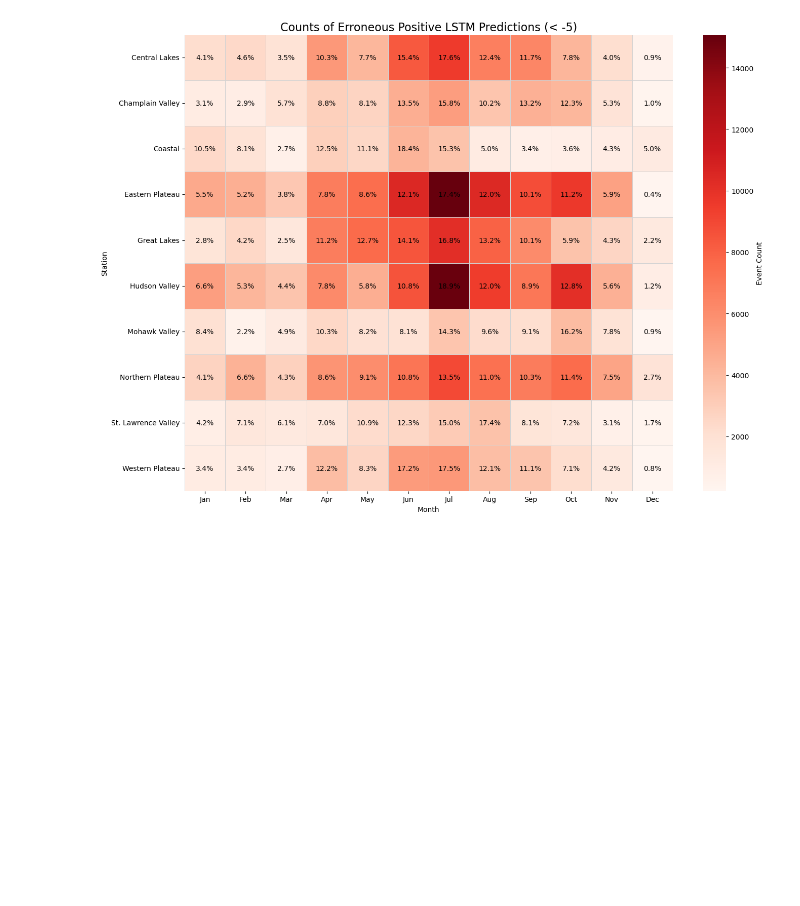
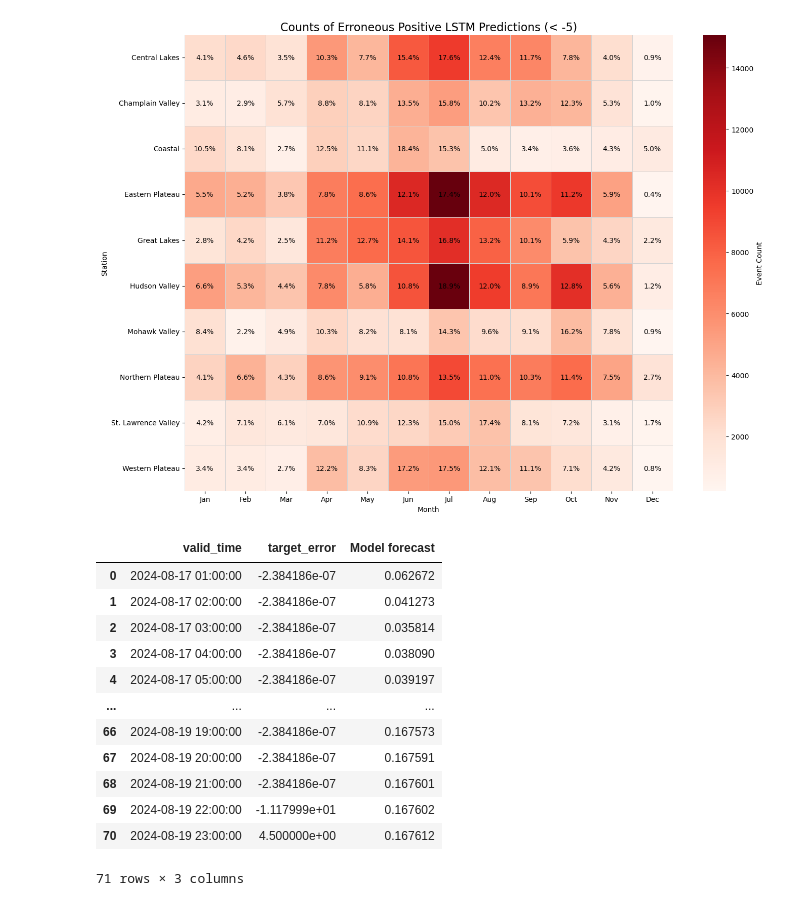
Before and after one commit to shmaronshmevans/nwp_bias, a Jupyter notebook: src/machine_learning/notebooks/scratch.ipynb, the cells around one changed output. Drawn from its saved outputs; the diff is of its cells as text; code cells hidden in the pictures; blank space fills up the shorter version.

```diff
--- a/src/machine_learning/notebooks/scratch.ipynb
+++ b/src/machine_learning/notebooks/scratch.ipynb
@@ -244,3 +244,22 @@ def date_filter(ldf):
     ldf = ldf[ldf["valid_time"] < time2]
 
     return ldf
+# %%
+df = pd.read_parquet(
+    "/home/aevans/nwp_bias/src/machine_learning/data/high_impact_weather_ouput/flash_flooding/BKLN/BKLN_tp_9_lstm_output.parquet"
+)
+df
+# %% [output]
+|  | valid_time | target_error | Model forecast |
+| 0 | 2024-08-17 01:00:00 | -2.384186e-07 | 0.062672 |
+| 1 | 2024-08-17 02:00:00 | -2.384186e-07 | 0.041273 |
+| 2 | 2024-08-17 03:00:00 | -2.384186e-07 | 0.035814 |
+| 3 | 2024-08-17 04:00:00 | -2.384186e-07 | 0.038090 |
+| 4 | 2024-08-17 05:00:00 | -2.384186e-07 | 0.039197 |
+| ... | ... | ... | ... |
+| 66 | 2024-08-19 19:00:00 | -2.384186e-07 | 0.167573 |
+| 67 | 2024-08-19 20:00:00 | -2.384186e-07 | 0.167591 |
+| 68 | 2024-08-19 21:00:00 | -2.384186e-07 | 0.167601 |
+| 69 | 2024-08-19 22:00:00 | -1.117999e+01 | 0.167602 |
+| 70 | 2024-08-19 23:00:00 | 4.500000e+00 | 0.167612 |
+71 rows × 3 columns
```
Also changed, not shown: parts of 5 cells of this notebook, 11 other files.
